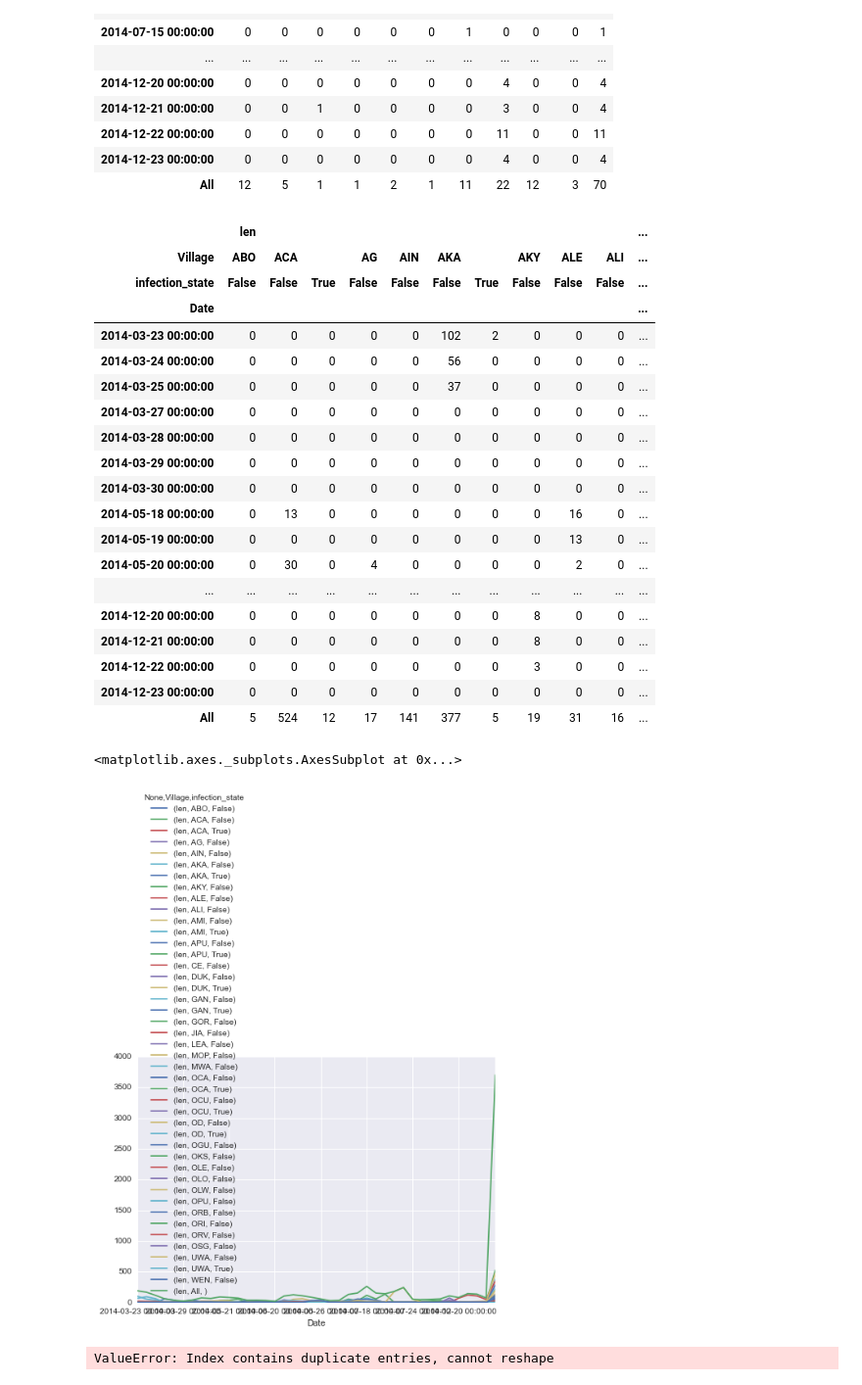
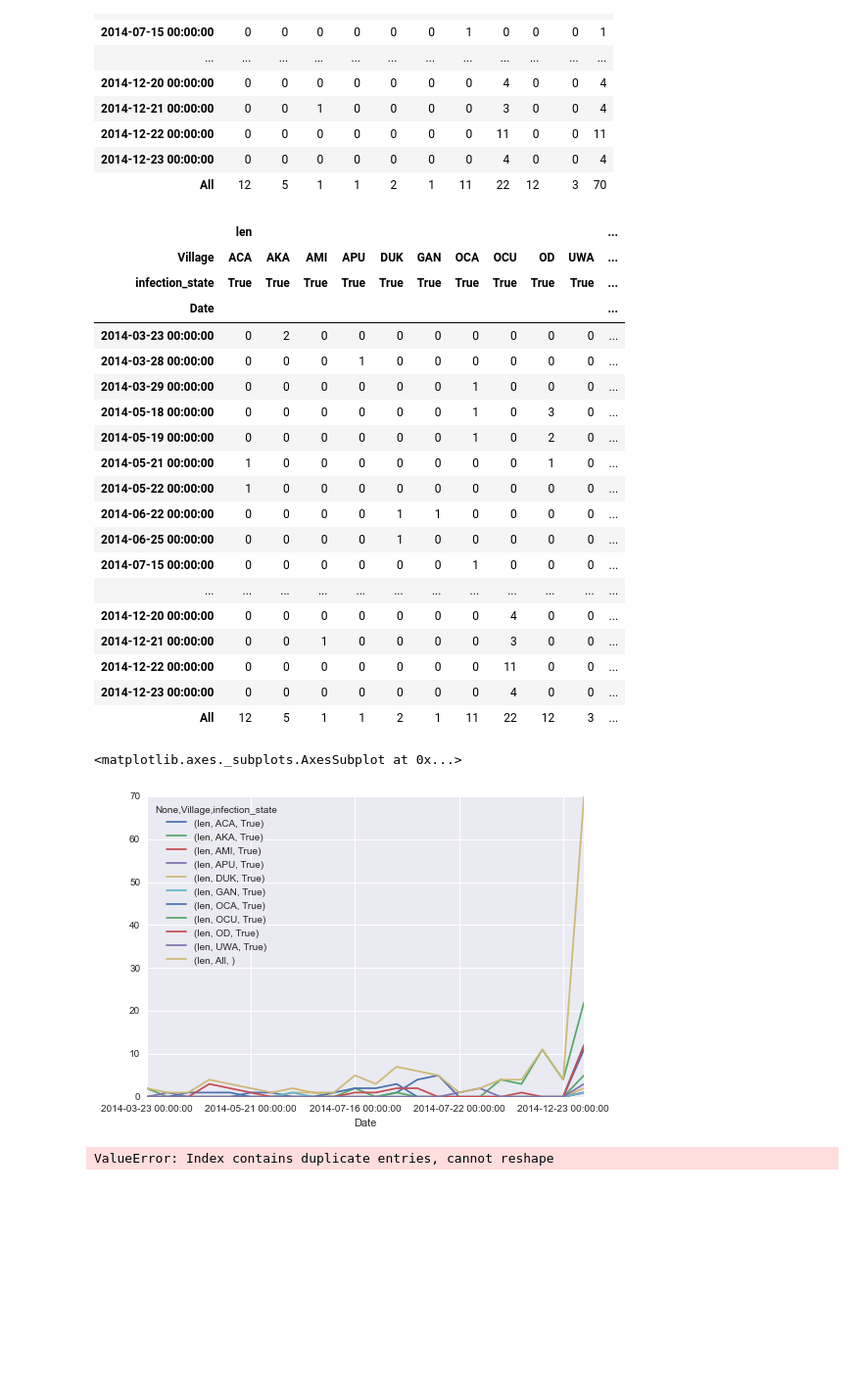
Before and after one commit to xguse/ipy_notebooks, a Jupyter notebook: YALE/g_f_fuscipes_general/2015-02-16_g_f_fuscipes_pandas_import.ipynb, the cells around one changed output. Shown at 98% size. Saved outputs shown, nothing was run; the diff lists cells and outputs as text; code cells hidden in the pictures; blank space fills up the shorter version.

```diff
--- a/YALE/g_f_fuscipes_general/2015-02-16_g_f_fuscipes_pandas_import.ipynb
+++ b/YALE/g_f_fuscipes_general/2015-02-16_g_f_fuscipes_pandas_import.ipynb
@@ -668,7 +668,7 @@ infcd_vil_dead_date
 | 2014-12-23 00:00:00 | 0 | 0 | 0 | 0 | 0 | 0 | 0 | 4 | 0 | 0 | 4 |
 | All | 12 | 5 | 1 | 1 | 2 | 1 | 11 | 22 | 12 | 3 | 70 |
 # %%
-liv_gff_2014 = gff_2014.query("Dead == False").query('Village == []')
+liv_gff_2014 = gff_2014.query("Dead == False").query("infection_state == True").query('Village == ["OCU","OD","OCA","ACA","AMI","DUK","AKA","GAN","APU","UWA"]')
 vil_liv_date = pd.pivot_table(liv_gff_2014, index=['Date',],
                             values=[],
                             columns=['Village','infection_state'],
@@ -678,30 +678,30 @@ vil_liv_date = pd.pivot_table(liv_gff_2014, index=['Date',],
 vil_liv_date
 # %% [output]
 |  | len |  |  |  |  |  |  |  |  |  | ... |
-| Village | ABO | ACA |  | AG | AIN | AKA |  | AKY | ALE | ALI | ... |
-| infection_state | False | False | True | False | False | False | True | False | False | False | ... |
+| Village | ACA | AKA | AMI | APU | DUK | GAN | OCA | OCU | OD | UWA | ... |
+| infection_state | True | True | True | True | True | True | True | True | True | True | ... |
 | Date |  |  |  |  |  |  |  |  |  |  | ... |
-| 2014-03-23 00:00:00 | 0 | 0 | 0 | 0 | 0 | 102 | 2 | 0 | 0 | 0 | ... |
-| 2014-03-24 00:00:00 | 0 | 0 | 0 | 0 | 0 | 56 | 0 | 0 | 0 | 0 | ... |
-| 2014-03-25 00:00:00 | 0 | 0 | 0 | 0 | 0 | 37 | 0 | 0 | 0 | 0 | ... |
-| 2014-03-27 00:00:00 | 0 | 0 | 0 | 0 | 0 | 0 | 0 | 0 | 0 | 0 | ... |
-| 2014-03-28 00:00:00 | 0 | 0 | 0 | 0 | 0 | 0 | 0 | 0 | 0 | 0 | ... |
-| 2014-03-29 00:00:00 | 0 | 0 | 0 | 0 | 0 | 0 | 0 | 0 | 0 | 0 | ... |
-| 2014-03-30 00:00:00 | 0 | 0 | 0 | 0 | 0 | 0 | 0 | 0 | 0 | 0 | ... |
-| 2014-05-18 00:00:00 | 0 | 13 | 0 | 0 | 0 | 0 | 0 | 0 | 16 | 0 | ... |
-| 2014-05-19 00:00:00 | 0 | 0 | 0 | 0 | 0 | 0 | 0 | 0 | 13 | 0 | ... |
-| 2014-05-20 00:00:00 | 0 | 30 | 0 | 4 | 0 | 0 | 0 | 0 | 2 | 0 | ... |
+| 2014-03-23 00:00:00 | 0 | 2 | 0 | 0 | 0 | 0 | 0 | 0 | 0 | 0 | ... |
+| 2014-03-28 00:00:00 | 0 | 0 | 0 | 1 | 0 | 0 | 0 | 0 | 0 | 0 | ... |
+| 2014-03-29 00:00:00 | 0 | 0 | 0 | 0 | 0 | 0 | 1 | 0 | 0 | 0 | ... |
+| 2014-05-18 00:00:00 | 0 | 0 | 0 | 0 | 0 | 0 | 1 | 0 | 3 | 0 | ... |
+| 2014-05-19 00:00:00 | 0 | 0 | 0 | 0 | 0 | 0 | 1 | 0 | 2 | 0 | ... |
+| 2014-05-21 00:00:00 | 1 | 0 | 0 | 0 | 0 | 0 | 0 | 0 | 1 | 0 | ... |
+| 2014-05-22 00:00:00 | 1 | 0 | 0 | 0 | 0 | 0 | 0 | 0 | 0 | 0 | ... |
+| 2014-06-22 00:00:00 | 0 | 0 | 0 | 0 | 1 | 1 | 0 | 0 | 0 | 0 | ... |
+| 2014-06-25 00:00:00 | 0 | 0 | 0 | 0 | 1 | 0 | 0 | 0 | 0 | 0 | ... |
+| 2014-07-15 00:00:00 | 0 | 0 | 0 | 0 | 0 | 0 | 1 | 0 | 0 | 0 | ... |
 | ... | ... | ... | ... | ... | ... | ... | ... | ... | ... | ... | ... |
-| 2014-12-20 00:00:00 | 0 | 0 | 0 | 0 | 0 | 0 | 0 | 8 | 0 | 0 | ... |
-| 2014-12-21 00:00:00 | 0 | 0 | 0 | 0 | 0 | 0 | 0 | 8 | 0 | 0 | ... |
-| 2014-12-22 00:00:00 | 0 | 0 | 0 | 0 | 0 | 0 | 0 | 3 | 0 | 0 | ... |
-| 2014-12-23 00:00:00 | 0 | 0 | 0 | 0 | 0 | 0 | 0 | 0 | 0 | 0 | ... |
-| All | 5 | 524 | 12 | 17 | 141 | 377 | 5 | 19 | 31 | 16 | ... |
+| 2014-12-20 00:00:00 | 0 | 0 | 0 | 0 | 0 | 0 | 0 | 4 | 0 | 0 | ... |
+| 2014-12-21 00:00:00 | 0 | 0 | 1 | 0 | 0 | 0 | 0 | 3 | 0 | 0 | ... |
+| 2014-12-22 00:00:00 | 0 | 0 | 0 | 0 | 0 | 0 | 0 | 11 | 0 | 0 | ... |
+| 2014-12-23 00:00:00 | 0 | 0 | 0 | 0 | 0 | 0 | 0 | 4 | 0 | 0 | ... |
+| All | 12 | 5 | 1 | 1 | 2 | 1 | 11 | 22 | 12 | 3 | ... |
 # %%
-vil_liv_date.plot(y=)
+vil_liv_date.plot()
 # %% [output]
 <matplotlib.axes._subplots.AxesSubplot at 0x...>
-[figure, old version]
+[figure, new version]
 # %%
 gff_2014.pivot(index='Date', columns='Village', values=None)
 # %% [output]
```
